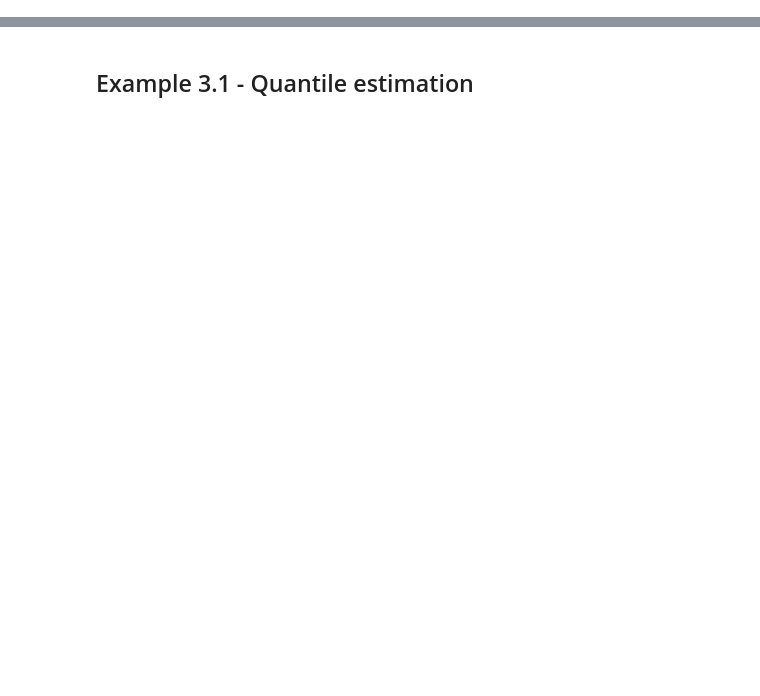
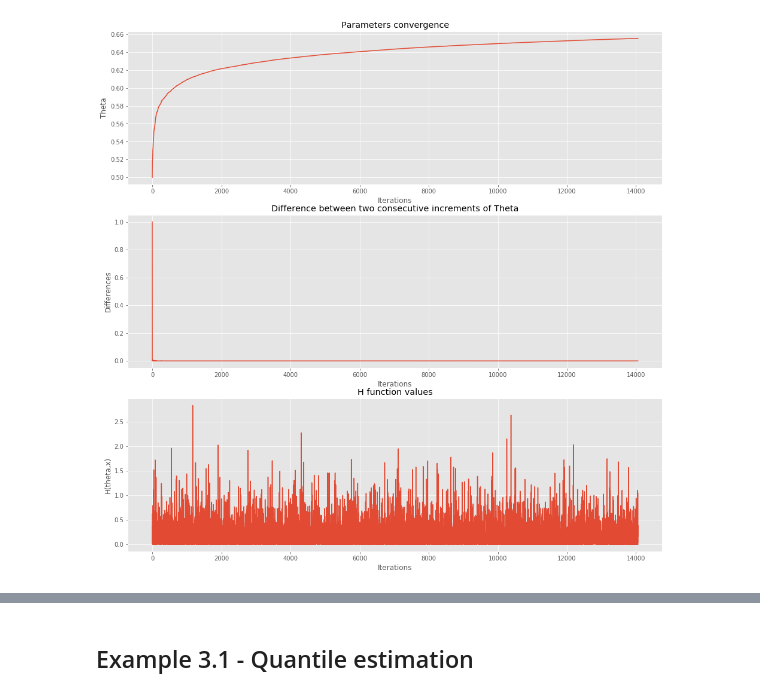
Before and after one commit to enpcquentin/computational_stats, a Jupyter notebook: projet.ipynb, the cells around one changed output, grey strips where cells are left out. Cells and saved outputs as stored; diff of their text form; code cells hidden in the pictures; blank space fills up the shorter version.

Commit message:
Linear Regression model + Stable SA algorithm.

```diff
--- a/projet.ipynb
+++ b/projet.ipynb
@@ -6,0 +10,83 @@ import scipy as sp
+# %%
+def P(theta, X):
+    # In this example, X is an iid sequence with distribution N(mu, sigma)
+    mu = [0, 0]
+    sigma = [[1, 0.85], [0.85, 1]]
+    return np.random.multivariate_normal(mu, sigma, 1).T
+
+def H(theta, X):
+    # we will use a mean square error loss in this example
+    mse = 1./2. * (X[1]-theta*X[0])**2
+    return mse[0]
+
+def K(I):
+    return np.array([-I,I])
+
+def is_in(theta, K):
+    return theta >= K[0] and theta <= K[1]
+
+def SSA(gamma_0, x, theta, eps=10e-15):
+    beta = 0.99
+    I = [0]
+    n = 0
+    zeta = [0]
+    diff = 1
+    diffs = [diff]
+    X_n = [x]
+    theta_n = [theta]
+    while abs(diff) >= eps:
+        if zeta[n] == 0:
+            X_tmp = x
+            theta_tmp = theta
+        else:
+            X_tmp = X_n[n]
+            theta_tmp = theta_n[n]
+        X_next = P(theta_tmp, X_tmp)
+        theta_next = theta_tmp + gamma_0/(I[n]+zeta[n]+1+1)**beta * H(theta_tmp, X_next)
+        diff = theta_next - theta_n[n]
+        diffs.append(diff)
+        X_n.append(X_next)
+        theta_n.append(theta_next)
+
+        if is_in(theta_next, K(I[n])):
+            I.append(I[n])
+            zeta.append(zeta[n]+1)
+        else:
+            I.append(I[n]+1)
+            zeta.append(0)
+        n += 1
+    print('Final differences: ', diff)
+    print('Final number of iterations: ', n)
+    print('Last I_n value: ', I[-1])
+    print('Last zeta value: ', zeta[-1])
+    return theta_n, X_n, diffs
+
+theta_opt, X, diffs = SSA(0.1, P(0.1, 0), 0.5)
+
+fig, ax = plt.subplots(3,1,figsize=(16,16))
+ax[0].plot(range(len(theta_opt)), theta_opt)
+ax[0].set_xlabel('Iterations')
+ax[0].set_ylabel('Theta')
+ax[0].set_title('Parameters convergence')
+
+ax[1].plot(range(len(diffs)), diffs)
+ax[1].set_xlabel('Iterations')
+ax[1].set_ylabel('Differences')
+ax[1].set_title('Difference between two consecutive increments of Theta')
+
+ax[2].plot(range(len(theta_opt)), [H(theta_opt[i], X[i]) for i in range(len(theta_opt))])
+ax[2].set_xlabel('Iterations')
+ax[2].set_ylabel('H(theta,x)')
+ax[2].set_title('H function values')
+plt.show()
+
+def plot_regression(X, theta_opt):
+    plt.figure(figsize=(14,14))
+    plt.plot(np.array(X)[:,0], np.array(X)[:,1], 'x')
+    discr = np.linspace(np.min(np.array(X)[:,0]), np.max(np.array(X)[:,0]), 1000)
+    plt.plot(discr, theta_opt*discr)
+    plt.title('Linear Regression Stable Stochastic Approximation Solution')
+    plt.show()
+
+plot_regression(X, theta_opt[-1])
+# %% [output]
@@ -6,0 +97 @@ import scipy as sp
+[figure, added]
```
Also changed, not shown: parts of 5 cells of this notebook, 2 other files.
